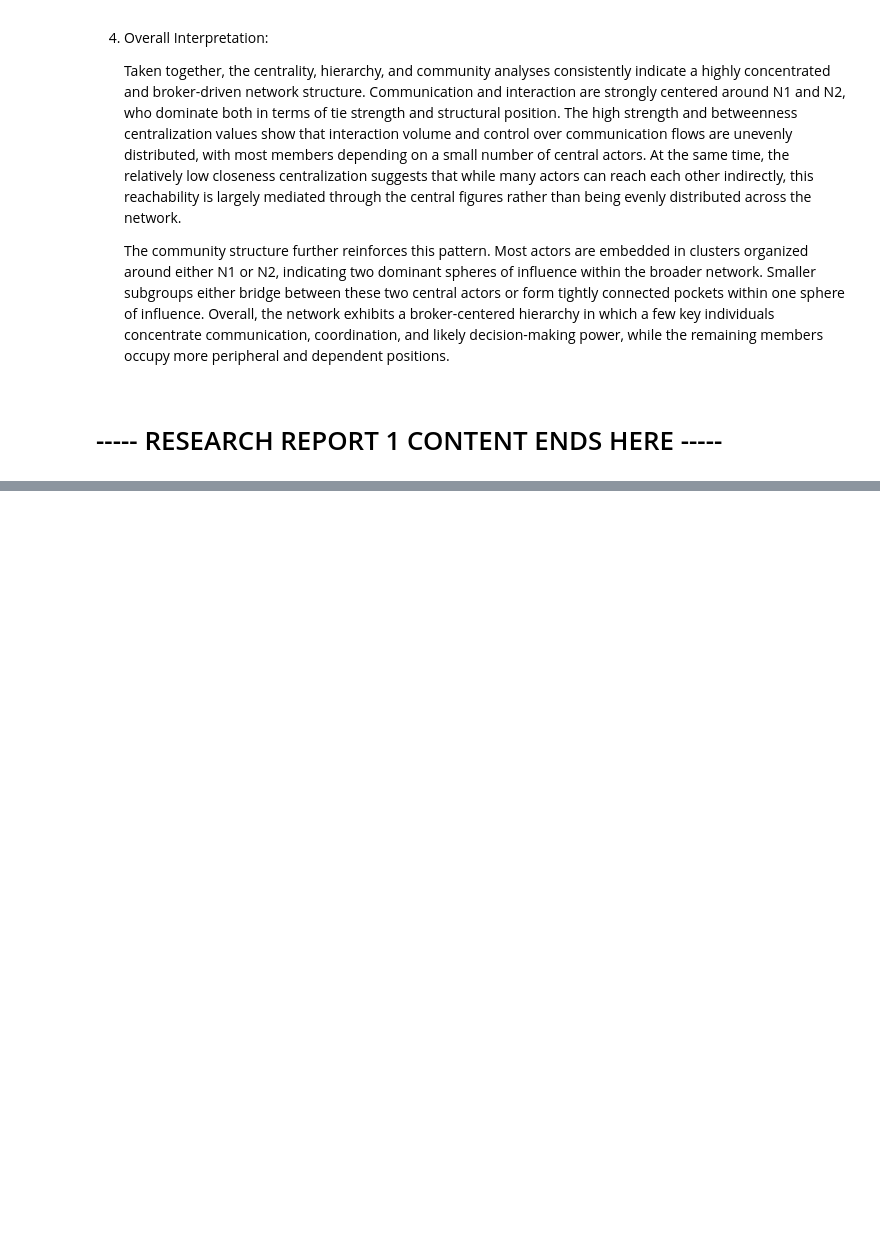
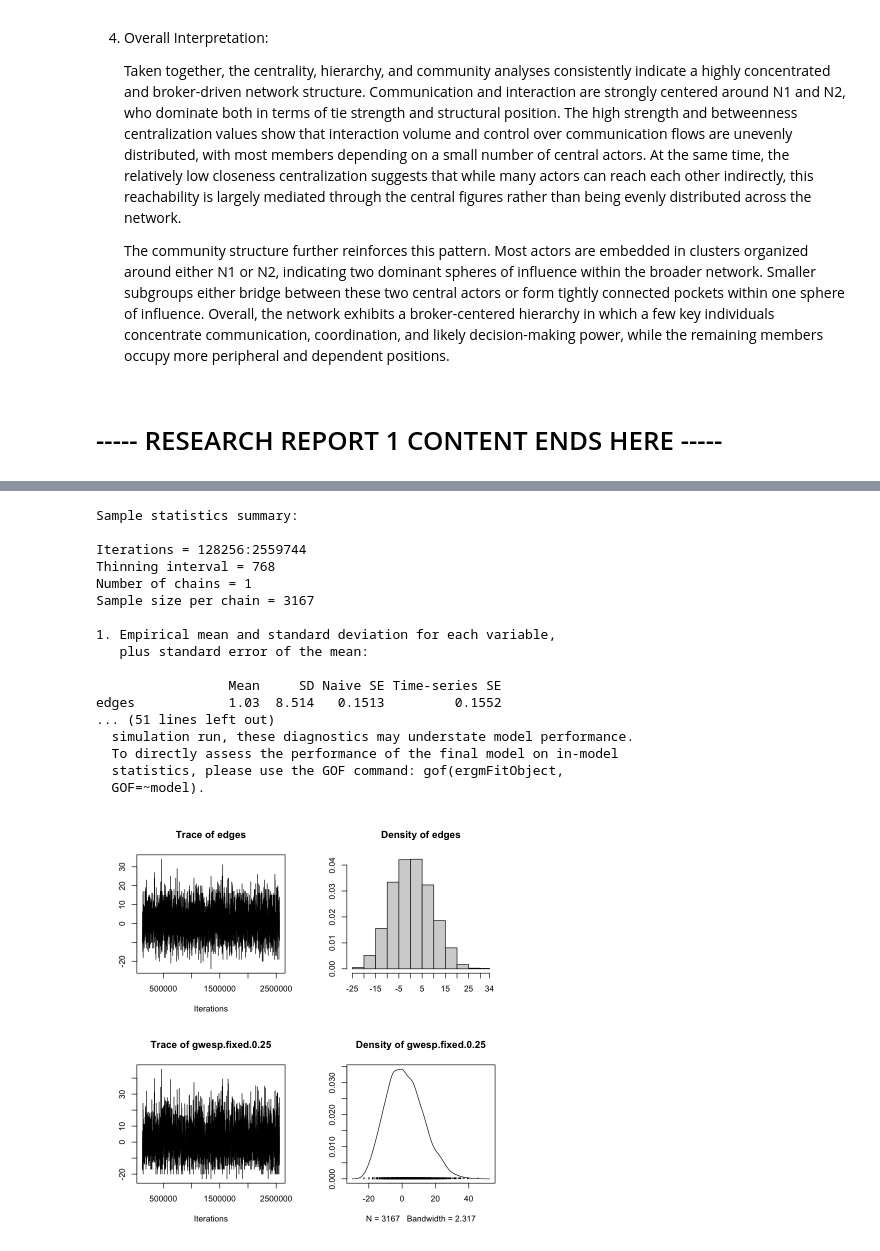
Before and after one commit to ananya923/Social-Networks-Analysis-SOCIOL728, a Jupyter notebook: Research Reports/research-report-02.ipynb, the cells around one changed output, grey strips where cells are left out. Drawn from its saved outputs; the diff is of its cells as text; code cells hidden in the pictures; blank space fills up the shorter version.

```diff
--- a/Research Reports/research-report-02.ipynb
+++ b/Research Reports/research-report-02.ipynb
@@ -369,0 +747,22 @@ A caveat about sample size: 25 is a small sample size for an ERGM, although othe
+# %%
+ergm_control <- control.ergm(
+  MCMC.burnin    = 50000,
+  MCMC.samplesize = 10000
+)
+
+ergm_models <- list()
+
+for (d in decay_values) {
+  cat("Fitting gwesp model with decay =", d, "\n")
+  ergm_models[[paste0("gwesp_", d)]] <- ergm(
+    net ~ edges + gwesp(d, fixed = TRUE),
+    control = ergm_control
+  )
+}
+
+aic_comparison <- data.frame(
+  Model = names(ergm_models),
+  AIC   = sapply(ergm_models, AIC)
+)
+
+print(aic_comparison)
@@ -369,0 +839,6 @@ A caveat about sample size: 25 is a small sample size for an ERGM, although othe
+# %%
+# Define final model explicitly based on AIC comparison
+final_ergm <- ergm(
+  net ~ edges + gwesp(0.25, fixed = TRUE),
+  control = ergm_control
+)
@@ -369,0 +863,21 @@ A caveat about sample size: 25 is a small sample size for an ERGM, although othe
+# %%
+mcmc.diagnostics(final_ergm)
+# %% [output]
+Sample statistics summary:
+
+Iterations = 128256:2559744
+Thinning interval = 768
+Number of chains = 1
+Sample size per chain = 3167
+
+1. Empirical mean and standard deviation for each variable,
+   plus standard error of the mean:
+
+                 Mean     SD Naive SE Time-series SE
+edges            1.03  8.514   0.1513         0.1552
+... (51 lines left out)
+  simulation run, these diagnostics may understate model performance.
+  To directly assess the performance of the final model on in-model
+  statistics, please use the GOF command: gof(ergmFitObject,
+  GOF=~model).
+[figure, added]
```
Also changed, not shown: parts of 39 cells of this notebook.
